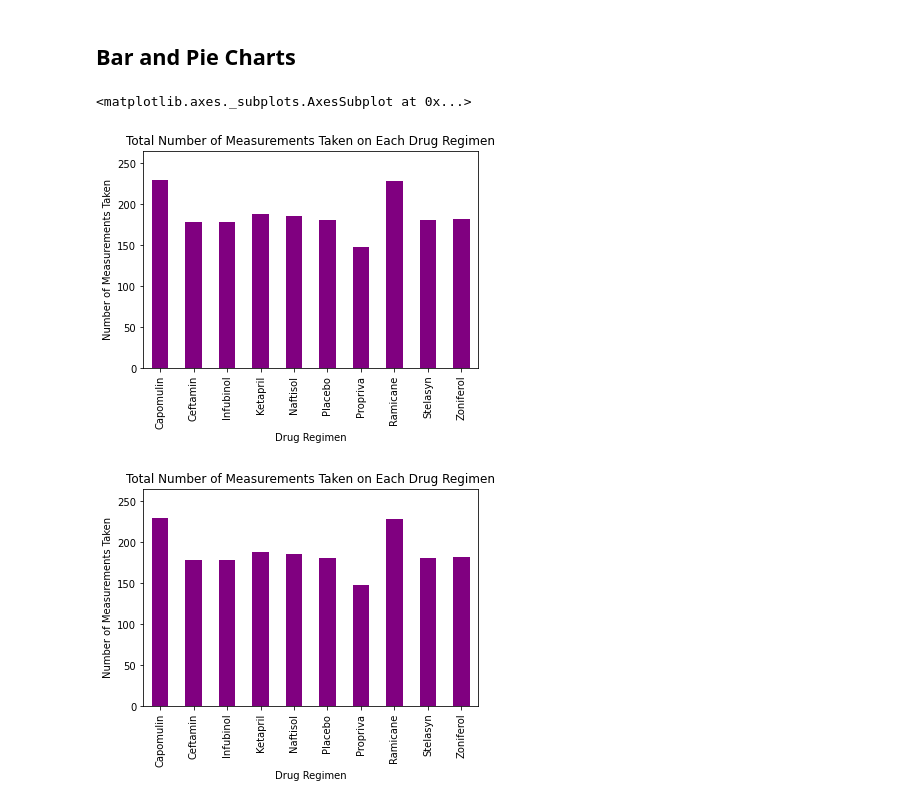
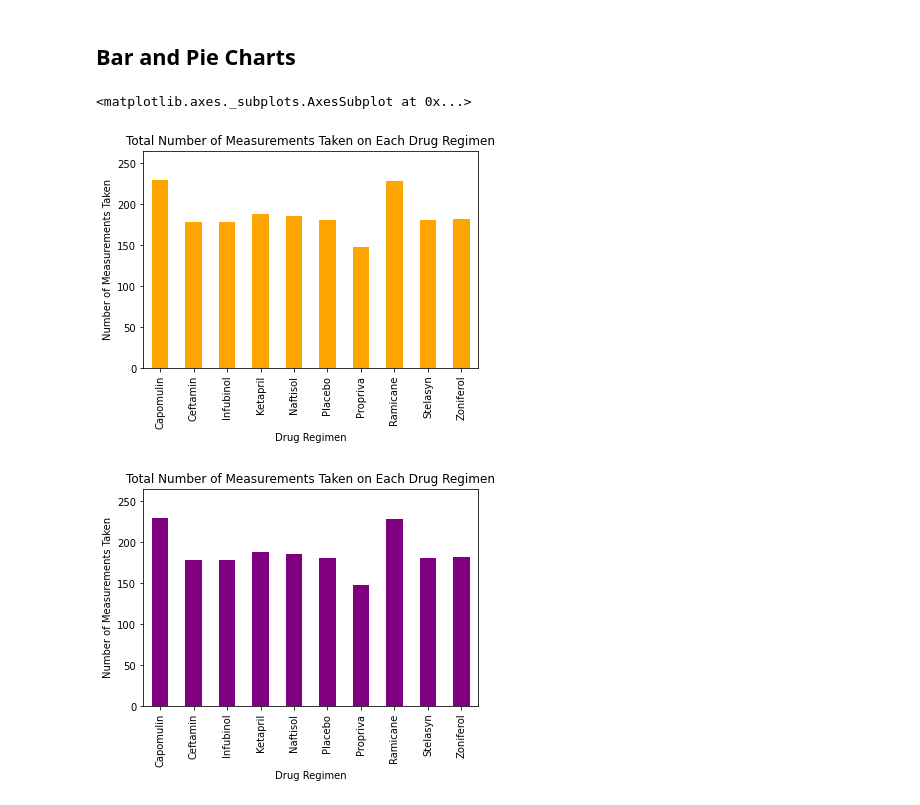
Before and after one commit to JRandle23/Matplotlib-Challenge, a Jupyter notebook: Pymaceuticals/pymaceuticals_starter.ipynb, the cells around one changed output. Saved outputs shown, nothing was run; the diff lists cells and outputs as text; code cells hidden in the pictures.

```diff
--- a/Pymaceuticals/pymaceuticals_starter.ipynb
+++ b/Pymaceuticals/pymaceuticals_starter.ipynb
@@ -134,15 +134,15 @@ drug_summary_stats
 # %%
 #Generate a bar plot showing the total number of measurements taken on each drug regimen using pandas.
 measurements_count = drug_grouped.count()
 
-measurements_barchart = measurements_count.plot(kind="bar", title="Total Number of Measurements Taken on Each Drug Regimen", color="purple", ylim=(0,265))
+measurements_barchart = measurements_count.plot(kind="bar", title="Total Number of Measurements Taken on Each Drug Regimen", color="orange", ylim=(0,265))
 measurements_barchart.set_xlabel("Drug Regimen")
 measurements_barchart.set_ylabel("Number of Measurements Taken")
 
 measurements_barchart
 # %% [output]
 <matplotlib.axes._subplots.AxesSubplot at 0x...>
-[figure, old version]
+[figure, new version]
 # %%
 # Generate a bar plot showing the total number of measurements taken on each drug regimen using pyplot.
 drugs = ["Capomulin", "Ceftamin", "Infubinol", "Ketapril", "Naftisol", "Placebo", "Propriva", "Ramicane", "Stelasyn", "Zoniferol"]
```
Also changed, not shown: parts of 2 cells of this notebook.
